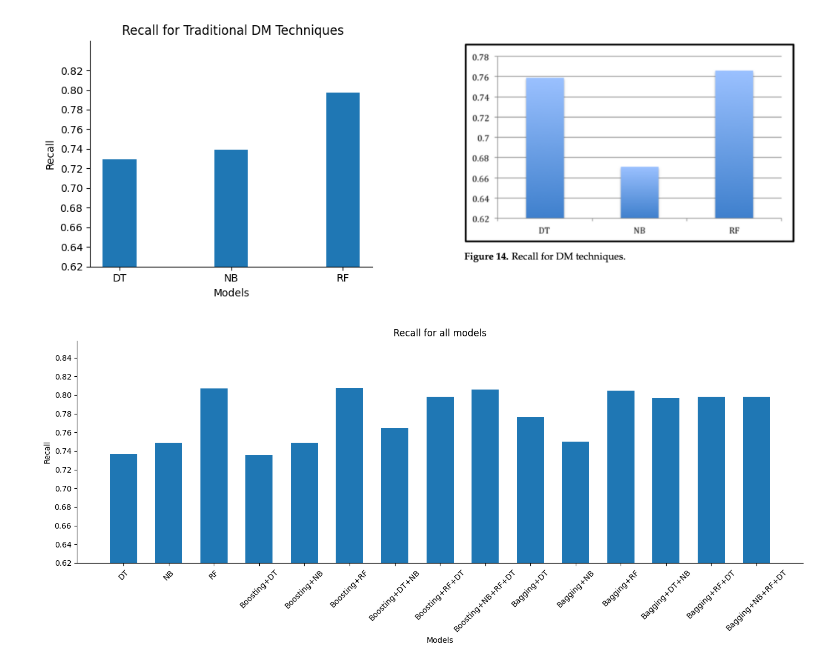
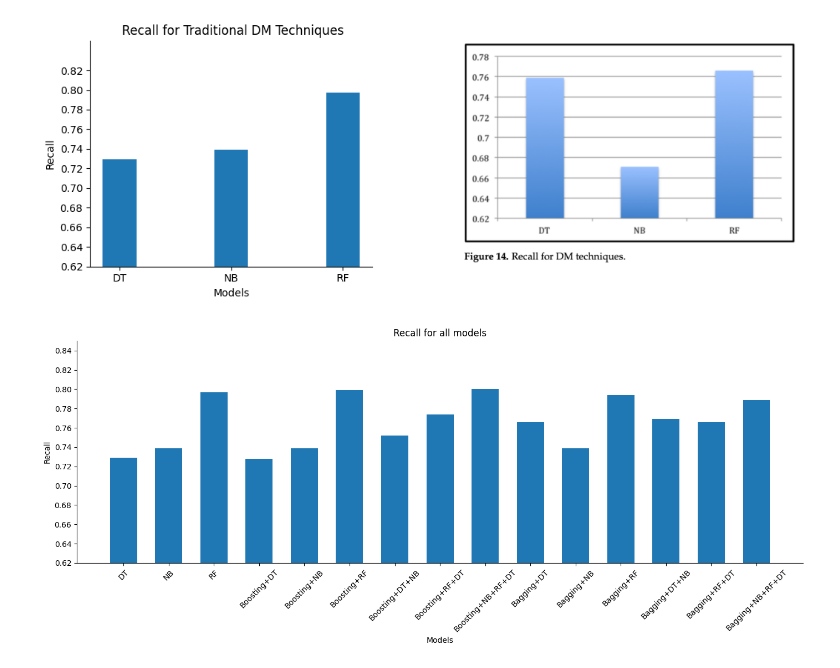
Before and after one commit to ucsd-psych201a/alsulami2023, a Jupyter notebook: writeup/Reproducibility Report.ipynb, the cells around one changed output. Saved outputs shown, nothing was run; the diff lists cells and outputs as text; code cells hidden in the pictures.

Commit message:
f-measure visualizations finished

```diff
--- a/writeup/Reproducibility Report.ipynb
+++ b/writeup/Reproducibility Report.ipynb
@@ -909,28 +909,28 @@ plt.show()
 [figure]
 # %%
 # Extract precision values
-recall = [model[1] for model in results.values()]
+recall = [model[2] for model in results.values()]
 
 # Plot the bar chart for precision
 plt.figure(figsize=(14, 6))
 plt.bar(results.keys(), recall, width=0.6)
 plt.title("Recall for all models")
 plt.xlabel("Models")
 plt.ylabel("Recall")
 plt.ylim(0.62, max(recall) + 0.05)  # Set y-axis limits
 
 # Define custom y-ticks
 plt.yticks([round(tick, 2) for tick in frange(0.62, max(recall) + 0.05, 0.02)])
 
 # Rotate x-axis labels for better readability
 plt.xticks(rotation=45)
 
 # Remove the top and right spines
 plt.gca().spines['top'].set_visible(False)
 plt.gca().spines['right'].set_visible(False)
 
 # Adjust layout and show the plot
 plt.tight_layout()
 plt.show()
 # %% [output]
-[figure, old version]
+[figure, new version]
```
Also changed, not shown: parts of 5 cells of this notebook, 1 other file.
